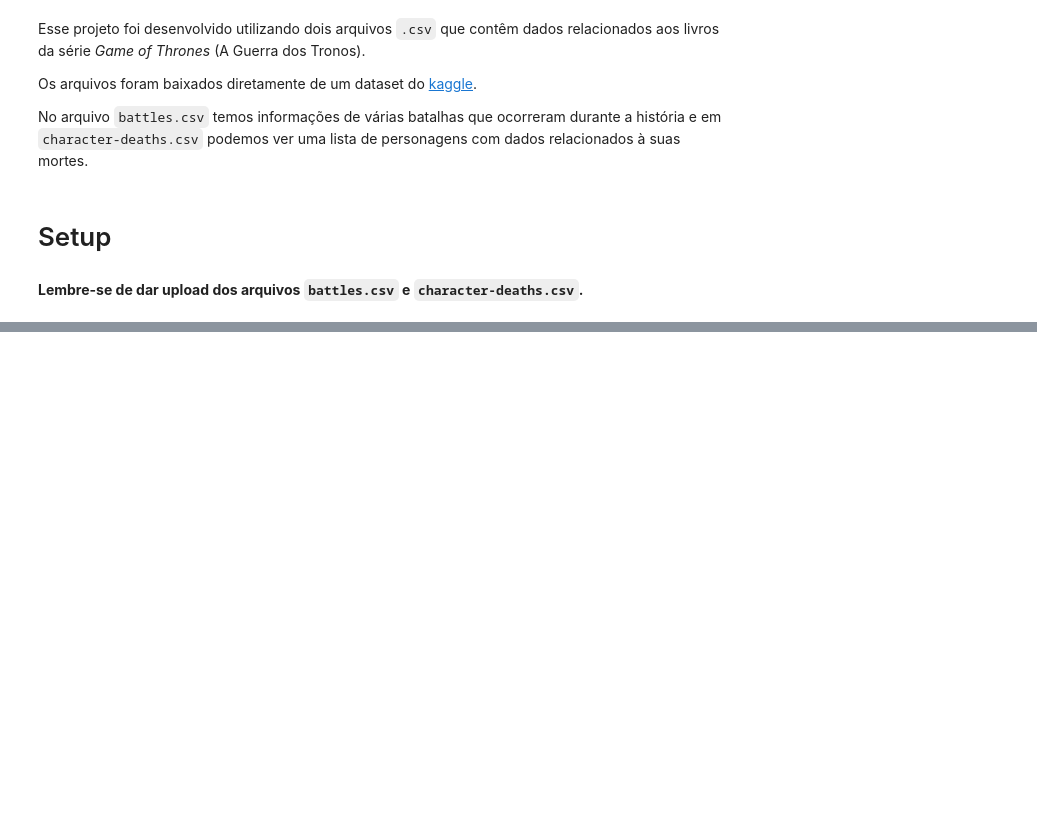
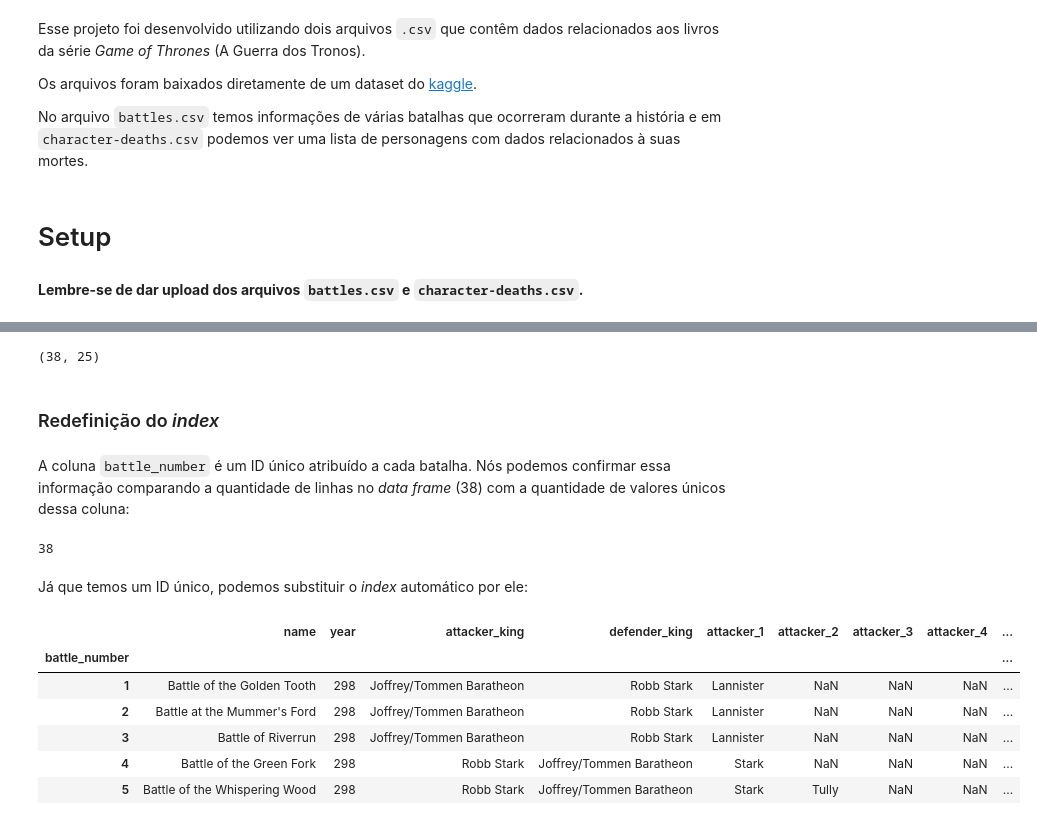
Before and after one commit to ccal2/dataScienceProject, a Jupyter notebook: project.ipynb, the cells around one changed output, grey strips where cells are left out. Drawn from its saved outputs; the diff is of its cells as text; code cells hidden in the pictures; blank space fills up the shorter version.

Commit message:
Start pre-processing the data

```diff
--- a/project.ipynb
+++ b/project.ipynb
@@ -21,0 +35,26 @@ deaths = pd.read_csv('character-deaths.csv')
+# %%
+# (linhas, colunas)
+battles.shape
+# %% [output]
+(38, 25)
+# %% [markdown]
+### Redefinição do *index*
+# %% [markdown]
+A coluna `battle_number` é um ID único atribuído a cada batalha. Nós podemos confirmar essa informação comparando a quantidade de linhas no *data frame* (38) com a quantidade de valores únicos dessa coluna:
+# %%
+battles['battle_number'].nunique()
+# %% [output]
+38
+# %% [markdown]
+Já que temos um ID único, podemos substituir o *index* automático por ele:
+# %%
+battles.set_index('battle_number', inplace=True)
+battles.head()
+# %% [output]
+|  | name | year | attacker_king | defender_king | attacker_1 | attacker_2 | attacker_3 | attacker_4 | ... |
+| battle_number |  |  |  |  |  |  |  |  | ... |
+| 1 | Battle of the Golden Tooth | 298 | Joffrey/Tommen Baratheon | Robb Stark | Lannister | NaN | NaN | NaN | ... |
+| 2 | Battle at the Mummer's Ford | 298 | Joffrey/Tommen Baratheon | Robb Stark | Lannister | NaN | NaN | NaN | ... |
+| 3 | Battle of Riverrun | 298 | Joffrey/Tommen Baratheon | Robb Stark | Lannister | NaN | NaN | NaN | ... |
+| 4 | Battle of the Green Fork | 298 | Robb Stark | Joffrey/Tommen Baratheon | Stark | NaN | NaN | NaN | ... |
+| 5 | Battle of the Whispering Wood | 298 | Robb Stark | Joffrey/Tommen Baratheon | Stark | Tully | NaN | NaN | ... |
```
Also changed, not shown: parts of 10 cells of this notebook.
